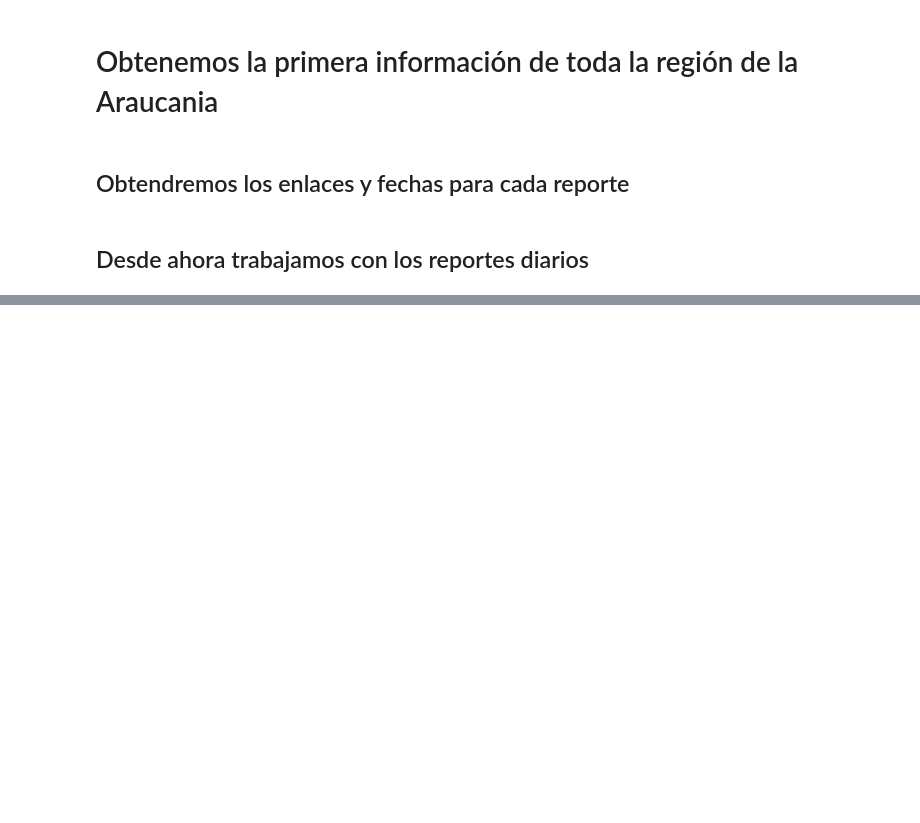
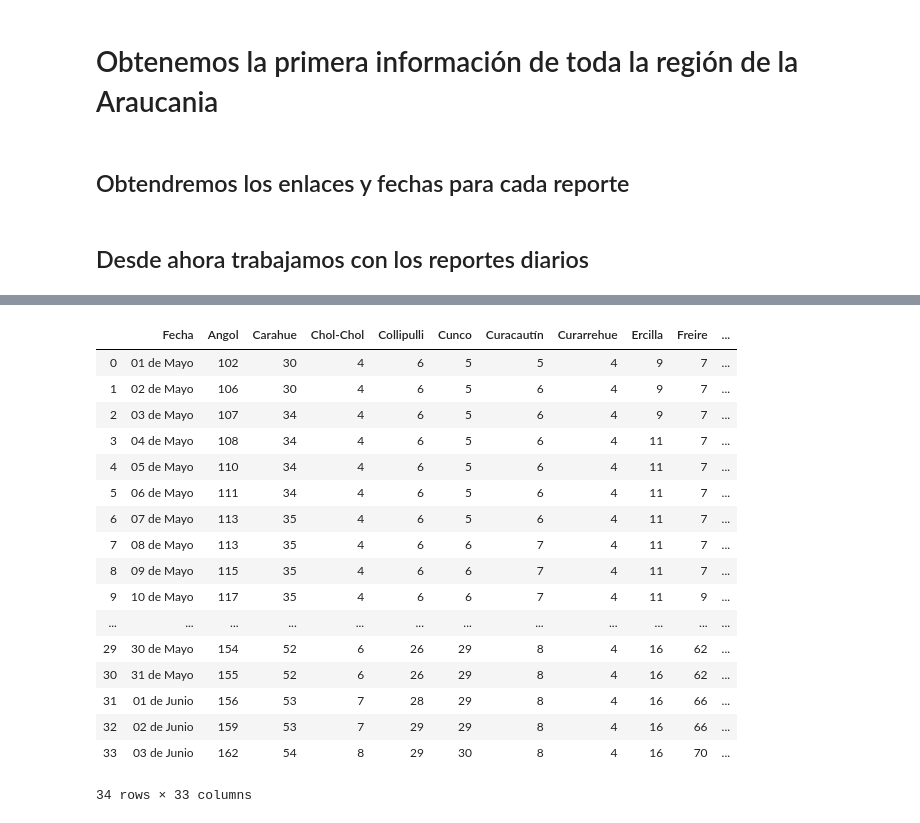
Before and after one commit to patricionicolas/Covid-19-Chile, a Jupyter notebook: Araucania/Scraping.ipynb, the cells around one changed output, grey strips where cells are left out. Cells and saved outputs as stored; diff of their text form; code cells hidden in the pictures; blank space fills up the shorter version.

Commit message:
Feat: Se crea el dataframe de la región
Se obtiene la información de cada uno de las comunas y se crea el df.

```diff
--- a/Araucania/Scraping.ipynb
+++ b/Araucania/Scraping.ipynb
@@ -63,7 +64,22 @@ def is_city(elemento):
     return bandera
 # %%
 #Retornará los datos acumulados de los casos por region
-def get_data(elemento):
+def get_data(elemento, f):
+    datos = [f]
+    #print(elemento)
+    anterior = ''
+    ciudad   = ''
     for e in elemento:
+        if (is_city(e) == False):
+            anterior += e
+        else:
+            if anterior != '':
+                #print (ciudad + " : " + anterior)
+                datos.append(int(anterior))
+                anterior = ''
+
         if is_city(e):
-            print (e)
+            ciudad = e
+
+    datos.append(elemento[len(elemento)-1]) #Para solucionar el ultimo elemento
+    return datos
@@ -69,0 +88,10 @@ def get_data(elemento):
+# %%
+def get_citys(fecha, url):
+    ciudades = ['Fecha']
+    data     = get_info(fecha, url)
+    for d in data:
+        if is_city(d):
+            ciudades.append(d)
+    return ciudades
+
+ciudades = get_citys(reportes_diarios[0]['fecha'], reportes_diarios[0]['url'])
@@ -69,0 +102,3 @@ def get_data(elemento):
+# %%
+araucania = pd.DataFrame(columns=ciudades)
+araucania
@@ -70,6 +110,6 @@ def get_data(elemento):
 # %%
 for r in reportes_diarios:
-    texto = get_info(r['fecha'], r['url'])
-    get_data(texto)
-    print ("---------------------------------------------------------------")
+    texto     = get_info(r['fecha'], r['url'])       # Obtenemos el texto de la primera pagina del informe
+    data      = get_data(texto, r['fecha'])          # Obtenemos la data
+    araucania.loc[len(araucania)] = data             # Creamos el data frame
 # %% [output]
@@ -92,0 +133,21 @@ Villarrica
+# %%
+araucania
+# %% [output]
+|  | Fecha | Angol | Carahue | Chol-Chol | Collipulli | Cunco | Curacautín | Curarrehue | Ercilla | Freire | ... |
+| 0 | 01 de Mayo | 102 | 30 | 4 | 6 | 5 | 5 | 4 | 9 | 7 | ... |
+| 1 | 02 de Mayo | 106 | 30 | 4 | 6 | 5 | 6 | 4 | 9 | 7 | ... |
+| 2 | 03 de Mayo | 107 | 34 | 4 | 6 | 5 | 6 | 4 | 9 | 7 | ... |
+| 3 | 04 de Mayo | 108 | 34 | 4 | 6 | 5 | 6 | 4 | 11 | 7 | ... |
+| 4 | 05 de Mayo | 110 | 34 | 4 | 6 | 5 | 6 | 4 | 11 | 7 | ... |
+| 5 | 06 de Mayo | 111 | 34 | 4 | 6 | 5 | 6 | 4 | 11 | 7 | ... |
+| 6 | 07 de Mayo | 113 | 35 | 4 | 6 | 5 | 6 | 4 | 11 | 7 | ... |
+| 7 | 08 de Mayo | 113 | 35 | 4 | 6 | 6 | 7 | 4 | 11 | 7 | ... |
+| 8 | 09 de Mayo | 115 | 35 | 4 | 6 | 6 | 7 | 4 | 11 | 7 | ... |
+| 9 | 10 de Mayo | 117 | 35 | 4 | 6 | 6 | 7 | 4 | 11 | 9 | ... |
+| ... | ... | ... | ... | ... | ... | ... | ... | ... | ... | ... | ... |
+| 29 | 30 de Mayo | 154 | 52 | 6 | 26 | 29 | 8 | 4 | 16 | 62 | ... |
+| 30 | 31 de Mayo | 155 | 52 | 6 | 26 | 29 | 8 | 4 | 16 | 62 | ... |
+| 31 | 01 de Junio | 156 | 53 | 7 | 28 | 29 | 8 | 4 | 16 | 66 | ... |
+| 32 | 02 de Junio | 159 | 53 | 7 | 29 | 29 | 8 | 4 | 16 | 66 | ... |
+| 33 | 03 de Junio | 162 | 54 | 8 | 29 | 30 | 8 | 4 | 16 | 70 | ... |
+34 rows × 33 columns
```
Also changed, not shown: parts of 9 cells of this notebook.
